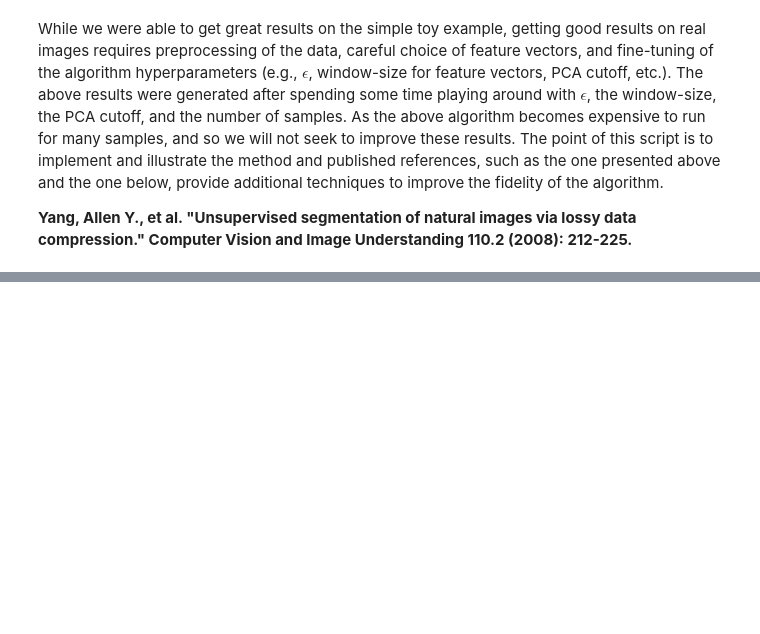
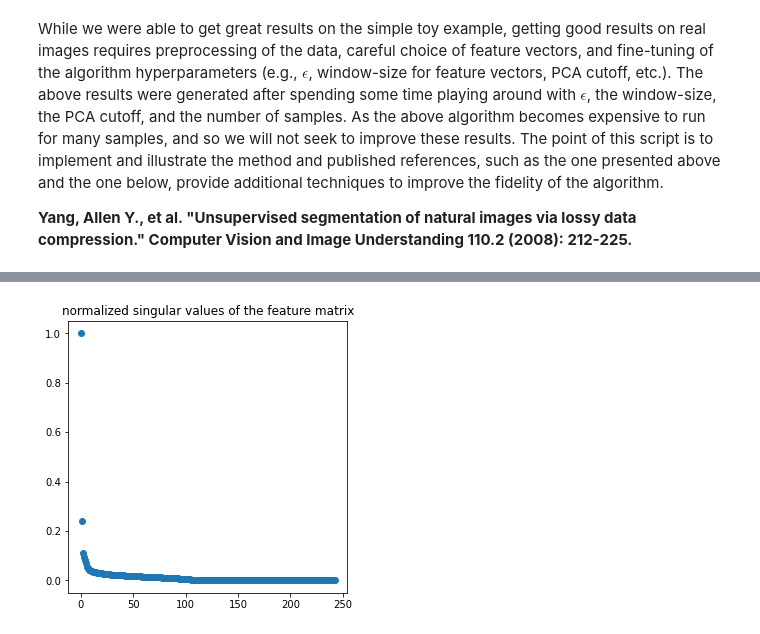
Before and after one commit to ashegde/HighDimDataAnalysisExamples, a Jupyter notebook: HighDimDataAnalysis/ImageSegmentationViaLossyCoding/SegmentationViaRateReduction.ipynb, the cells around one changed output, grey strips where cells are left out. Cells and saved outputs as stored; diff of their text form; code cells hidden in the pictures; blank space fills up the shorter version.

```diff
--- a/HighDimDataAnalysis/ImageSegmentationViaLossyCoding/SegmentationViaRateReduction.ipynb
+++ b/HighDimDataAnalysis/ImageSegmentationViaLossyCoding/SegmentationViaRateReduction.ipynb
@@ -278,13 +261,13 @@ plt.show()
 # %% [output]
 [figure]
 # %%
-fvec = extractFeatures((row_sample[0], col_sample[0]), im)
+fvec = extractFeatures((row_sample[0], col_sample[0]), im, 8) #window_radius hand-tuned
 feature_dim = fvec.shape[0]
 feature_vectors = np.zeros((feature_dim, N)) #feature vectors stored as columns
 feature_vectors[:,0] = fvec
 
 for p in range(1,N):
-    fvec = extractFeatures((row_sample[p], col_sample[p]), im)
+    fvec = extractFeatures((row_sample[p], col_sample[p]), im, 8)
     feature_vectors[:,p] = fvec
 # %%
 ## PCA for dimension reduction in feature space
@@ -379,0 +380,17 @@ __Yang, Allen Y., et al. "Unsupervised segmentation of natural images via lossy
+# %%
+fvec = extractFeatures((row_sample[0], col_sample[0]), im, 4)
+feature_dim = fvec.shape[0]
+feature_vectors = np.zeros((feature_dim, N)) #feature vectors stored as columns
+feature_vectors[:,0] = fvec
+
+for p in range(1,N):
+    fvec = extractFeatures((row_sample[p], col_sample[p]), im, 4)
+    feature_vectors[:,p] = fvec
+# %%
+U, s, Vt = np.linalg.svd(feature_vectors, full_matrices=True)
+fig, ax = plt.subplots(figsize=(5,5))
+plt.scatter(range(len(s)),s/np.max(s))
+plt.title('normalized singular values of the feature matrix')
+plt.show()
+# %% [output]
+[figure, added]
```
Also changed, not shown: parts of 14 cells of this notebook, 1 other file.
